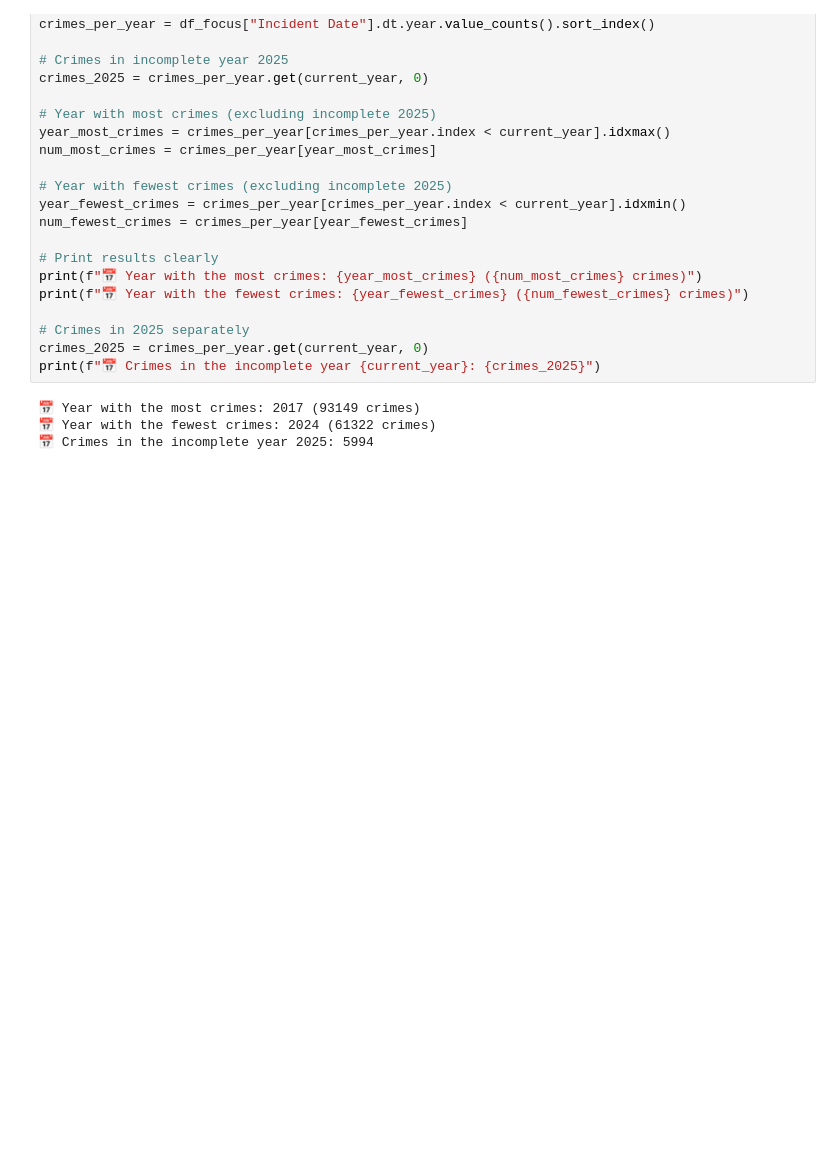
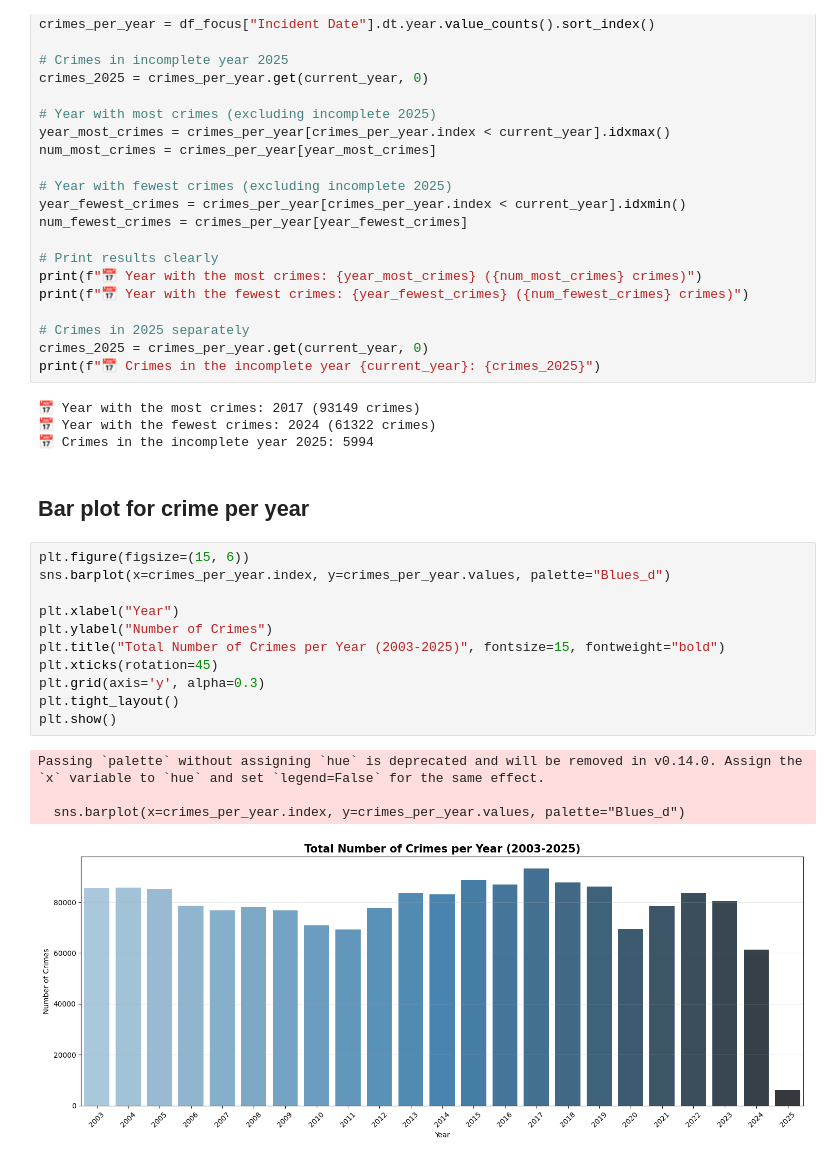
Before and after one commit to Jawsen/Social_Data, a Jupyter notebook: Week1/Part2-exercise3.ipynb, the cells around one changed output. Drawn from its saved outputs; the diff is of its cells as text; blank space fills up the shorter version.

```diff
--- a/Week1/Part2-exercise3.ipynb
+++ b/Week1/Part2-exercise3.ipynb
@@ -74,3 +72,21 @@ print(f"📅 Crimes in the incomplete year {current_year}: {crimes_2025}")
 📅 Year with the most crimes: 2017 (93149 crimes)
 📅 Year with the fewest crimes: 2024 (61322 crimes)
 📅 Crimes in the incomplete year 2025: 5994
+# %% [markdown]
+## Bar plot for crime per year
+# %%
+plt.figure(figsize=(15, 6))
+sns.barplot(x=crimes_per_year.index, y=crimes_per_year.values, palette="Blues_d")
+
+plt.xlabel("Year")
+plt.ylabel("Number of Crimes")
+plt.title("Total Number of Crimes per Year (2003-2025)", fontsize=15, fontweight="bold")
+plt.xticks(rotation=45)
+plt.grid(axis='y', alpha=0.3)
+plt.tight_layout()
+plt.show()
+# %% [output]
+Passing `palette` without assigning `hue` is deprecated and will be removed in v0.14.0. Assign the `x` variable to `hue` and set `legend=False` for the same effect.
+
+  sns.barplot(x=crimes_per_year.index, y=crimes_per_year.values, palette="Blues_d")
+[figure, added]
```
Also changed, not shown: parts of 3 cells of this notebook, 1 other file.
